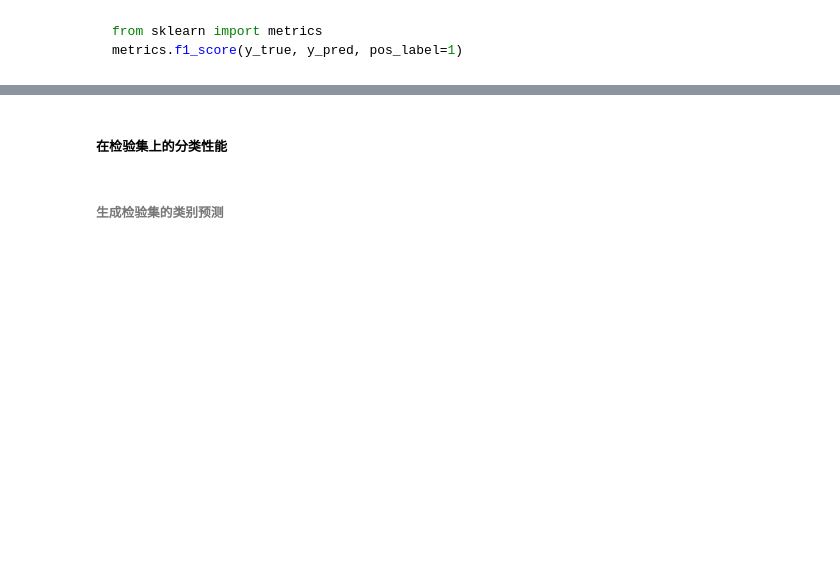
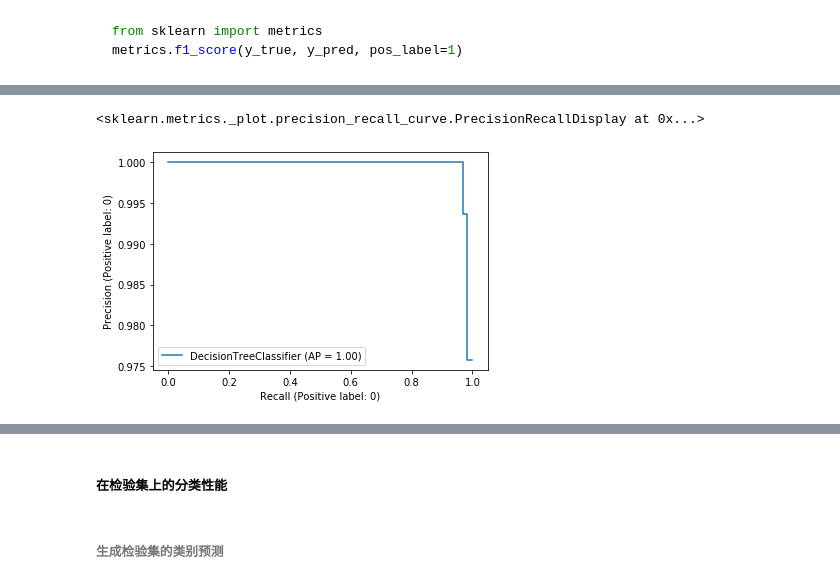
Before and after one commit to christinemu/biz-mining, a Jupyter notebook: Classification.ipynb, the cells around one changed output, grey strips where cells are left out. Drawn from its saved outputs; the diff is of its cells as text; code cells hidden in the pictures; blank space fills up the shorter version.

```diff
--- a/Classification.ipynb
+++ b/Classification.ipynb
@@ -763,0 +721,5 @@ print(f'生还的分类的F1_score是{metrics.f1_score(titTrainY,titTrainYPre,po
+# %%
+metrics.plot_precision_recall_curve(titDt,titTrainX,titTrainY,pos_label=0)
+# %% [output]
+<sklearn.metrics._plot.precision_recall_curve.PrecisionRecallDisplay at 0x...>
+[figure, added]
```
Also changed, not shown: parts of 99 cells of this notebook, 2 other files.
